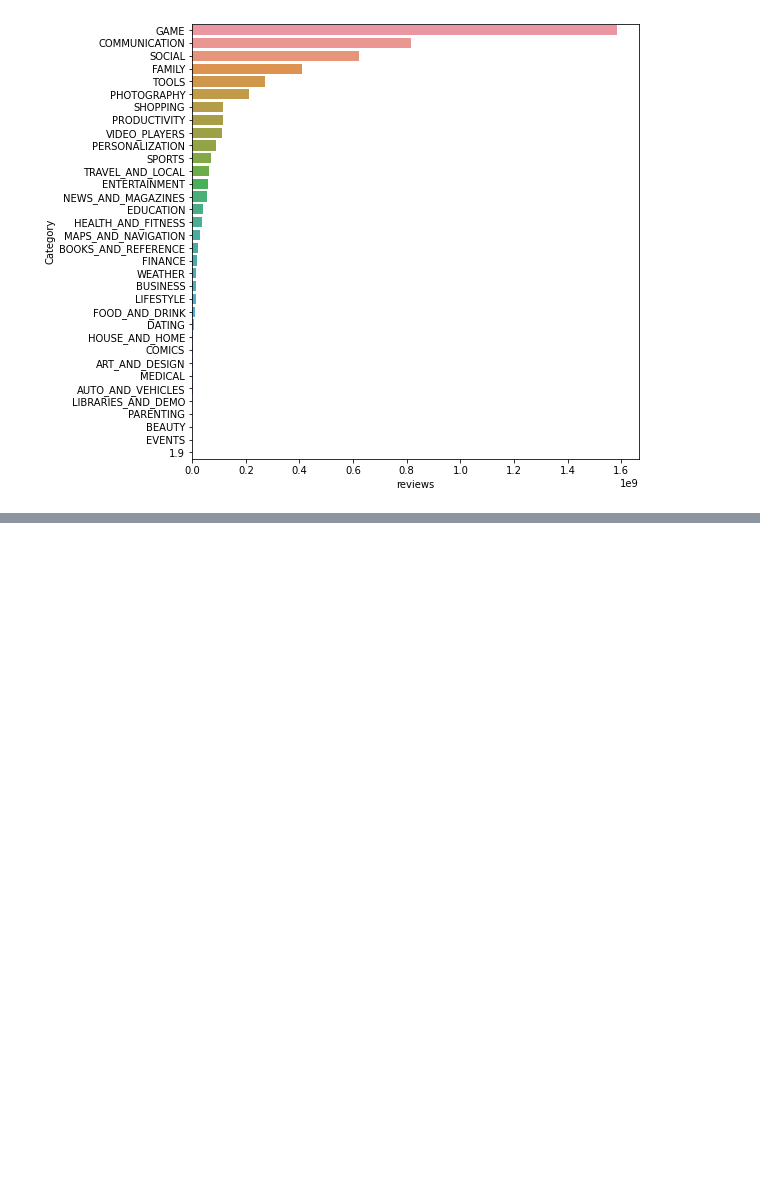
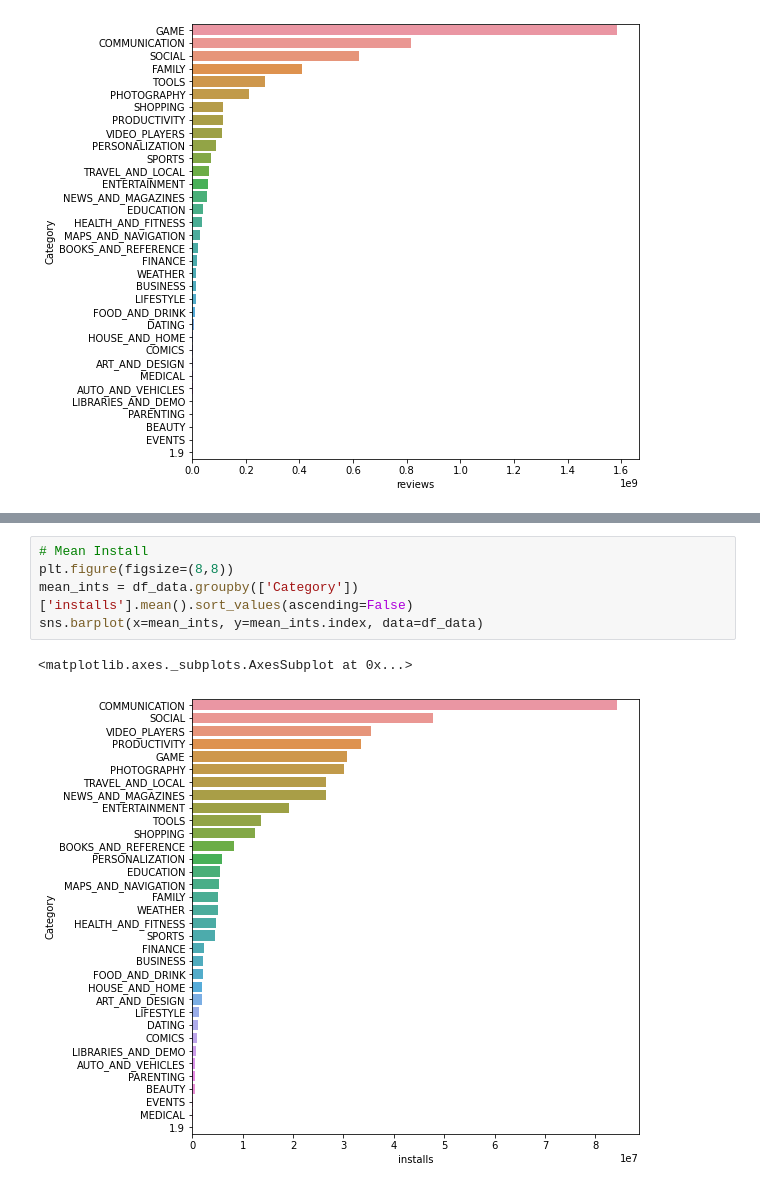
Before and after one commit to madhulika-1990/-EDA-on-Playstore-review-, a Jupyter notebook: Play_Store_App_Review_Analysis_Capstone_Project.ipynb, the cells around one changed output, grey strips where cells are left out. Saved outputs shown, nothing was run; the diff lists cells and outputs as text; blank space fills up the shorter version.

```diff
--- a/Play_Store_App_Review_Analysis_Capstone_Project.ipynb
+++ b/Play_Store_App_Review_Analysis_Capstone_Project.ipynb
@@ -298,0 +375,8 @@ sns.barplot(x=sum_rew, y=sum_rew.index, data=df_data)
+# %%
+# Mean Install
+plt.figure(figsize=(8,8))
+mean_ints = df_data.groupby(['Category'])['installs'].mean().sort_values(ascending=False)
+sns.barplot(x=mean_ints, y=mean_ints.index, data=df_data)
+# %% [output]
+<matplotlib.axes._subplots.AxesSubplot at 0x...>
+[figure, added]
```
Also changed, not shown: parts of 10 cells of this notebook.
